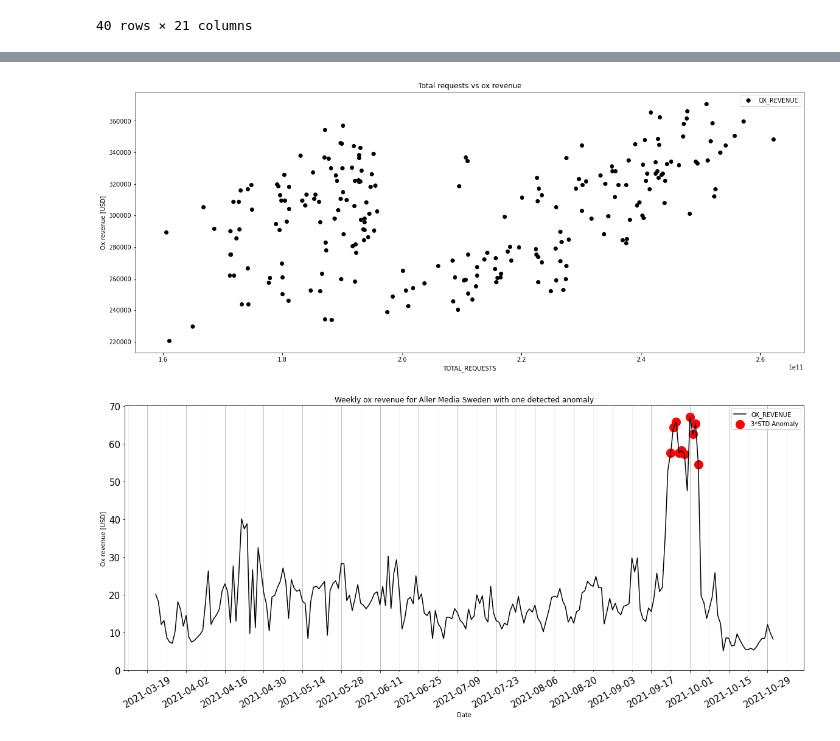
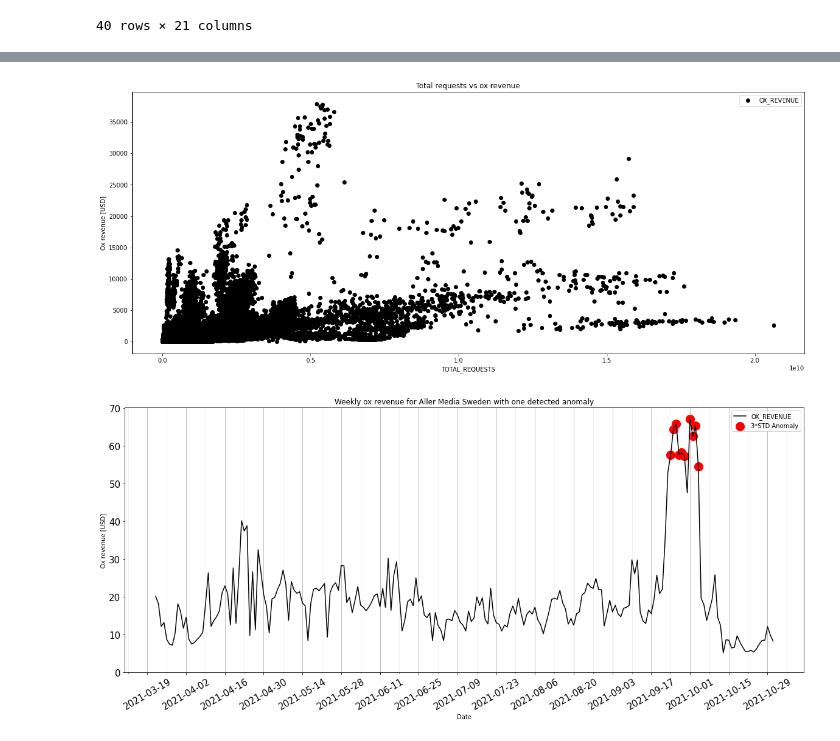
Before and after one commit to malwinan/anomalies, a Jupyter notebook: anomalies.ipynb, the cells around one changed output, grey strips where cells are left out. Cells and saved outputs as stored; diff of their text form; code cells hidden in the pictures.

```diff
--- a/anomalies.ipynb
+++ b/anomalies.ipynb
@@ -103,13 +96,13 @@ greetings.head()
 # %%
 fig, ax = plt.subplots(figsize=(20,8))
-ax.scatter(df_daily["TOTAL_REQUESTS"], df_daily['OX_REVENUE'], color='black', label = 'OX_REVENUE')
+ax.scatter(sf_weekly["TOTAL_REQUESTS"], sf_weekly['OX_REVENUE'], color='black', label = 'OX_REVENUE')
 plt.ylabel("Ox revenue [USD]")
 plt.xlabel("TOTAL_REQUESTS")
 plt.title("Total requests vs ox revenue")
 plt.legend()
 plt.show()
 # %% [output]
-[figure, old version]
+[figure, new version]
 # %%
 import datetime
 fig, ax = plt.subplots(figsize=(20,8))
```
Also changed, not shown: parts of 11 cells of this notebook, 1 other file.
